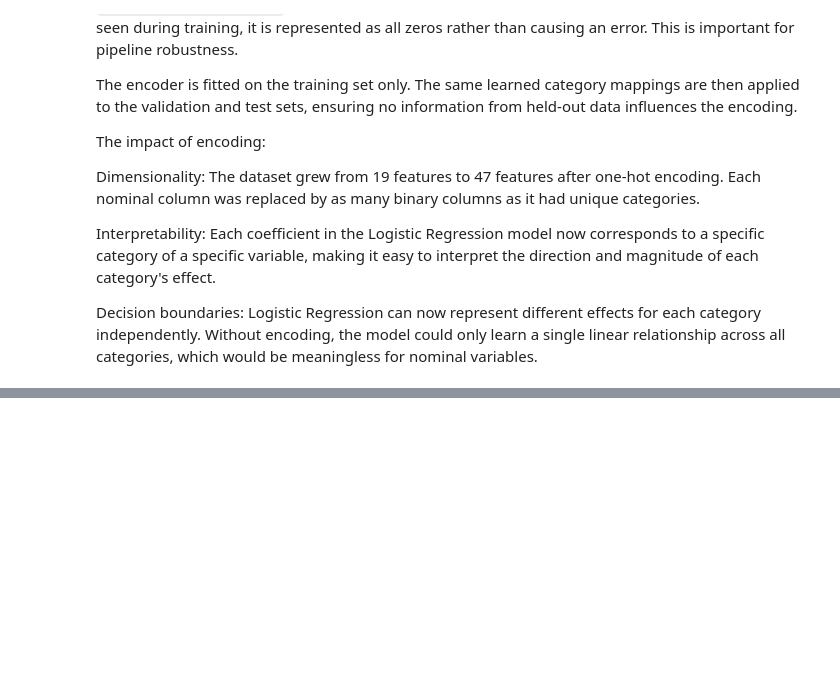
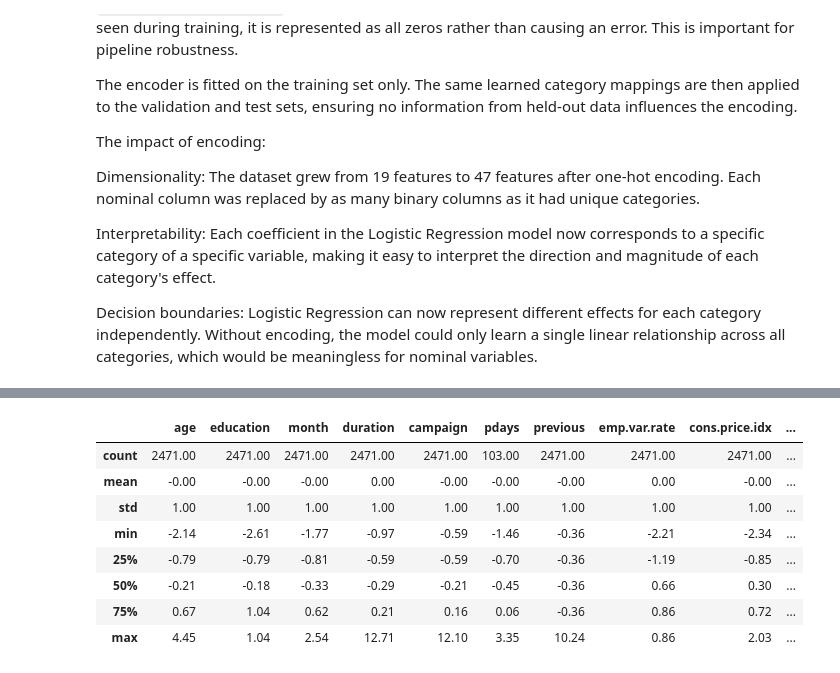
Before and after one commit to Allaawii/Assignment_1_ML_Foundations, a Jupyter notebook: assignment_1_Ali_Samara.ipynb, the cells around one changed output, grey strips where cells are left out. Saved outputs shown, nothing was run; the diff lists cells and outputs as text; code cells hidden in the pictures; blank space fills up the shorter version.

```diff
--- a/assignment_1_Ali_Samara.ipynb
+++ b/assignment_1_Ali_Samara.ipynb
@@ -778,0 +818,16 @@ be meaningless for nominal variables.
+# %%
+X_train[cols_to_scale] = scaler.transform(X_train[cols_to_scale])
+X_val[cols_to_scale] = scaler.transform(X_val[cols_to_scale])
+X_test[cols_to_scale] = scaler.transform(X_test[cols_to_scale])
+
+X_train[cols_to_scale].describe().round(2)
+# %% [output]
+|  | age | education | month | duration | campaign | pdays | previous | emp.var.rate | cons.price.idx | ... |
+| count | 2471.00 | 2471.00 | 2471.00 | 2471.00 | 2471.00 | 103.00 | 2471.00 | 2471.00 | 2471.00 | ... |
+| mean | -0.00 | -0.00 | -0.00 | 0.00 | -0.00 | -0.00 | -0.00 | 0.00 | -0.00 | ... |
+| std | 1.00 | 1.00 | 1.00 | 1.00 | 1.00 | 1.00 | 1.00 | 1.00 | 1.00 | ... |
+| min | -2.14 | -2.61 | -1.77 | -0.97 | -0.59 | -1.46 | -0.36 | -2.21 | -2.34 | ... |
+| 25% | -0.79 | -0.79 | -0.81 | -0.59 | -0.59 | -0.70 | -0.36 | -1.19 | -0.85 | ... |
+| 50% | -0.21 | -0.18 | -0.33 | -0.29 | -0.21 | -0.45 | -0.36 | 0.66 | 0.30 | ... |
+| 75% | 0.67 | 1.04 | 0.62 | 0.21 | 0.16 | 0.06 | -0.36 | 0.86 | 0.72 | ... |
+| max | 4.45 | 1.04 | 2.54 | 12.71 | 12.10 | 3.35 | 10.24 | 0.86 | 2.03 | ... |
```
Also changed, not shown: parts of 8 cells of this notebook.
